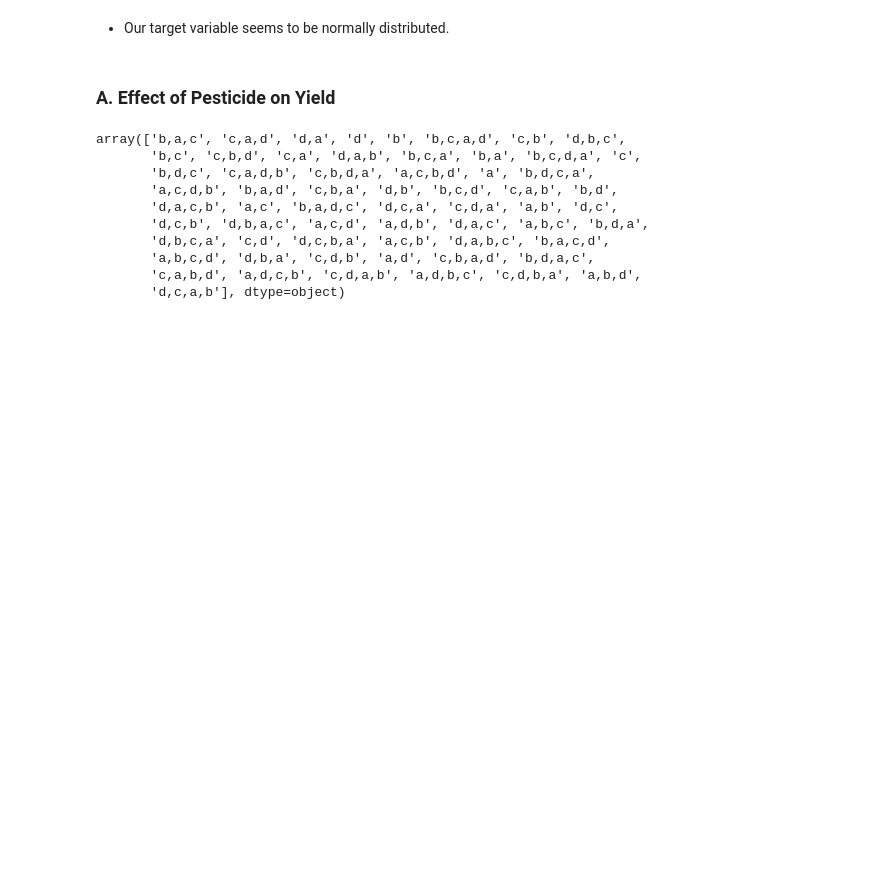
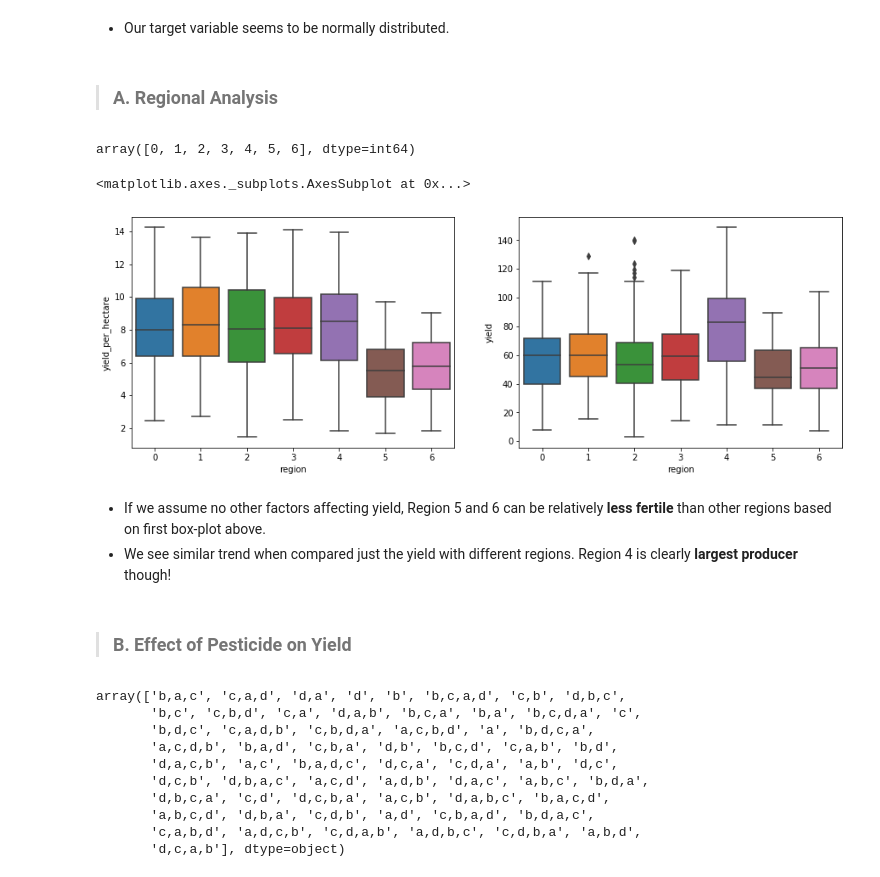
Before and after one commit to mahipal-z/Datalake-design-in-AWS, a Jupyter notebook: Datasets/farm_yield.ipynb, the cells around one changed output. Drawn from its saved outputs; the diff is of its cells as text; code cells hidden in the pictures; blank space fills up the shorter version.

```diff
--- a/Datasets/farm_yield.ipynb
+++ b/Datasets/farm_yield.ipynb
@@ -135,0 +138,7 @@ sns.despine(left=True)
+# %% [markdown]
+> ### A. Regional Analysis
+# %%
+#Check number of regions
+df.region.unique()
+# %% [output]
+array([0, 1, 2, 3, 4, 5, 6], dtype=int64)
@@ -136,5 +148,16 @@ sns.despine(left=True)
+# %%
+#Regional analysis
+fig, (ax0, ax1) = plt.subplots(nrows=1, ncols=2, sharey=False, figsize=(15,5))
+sns.boxplot('region', 'yield_per_hectare', data=df, ax=ax0)
+sns.boxplot('region', 'yield', data=df, ax=ax1)
+# %% [output]
+<matplotlib.axes._subplots.AxesSubplot at 0x...>
+[figure, added]
+# %% [markdown]
+* If we assume no other factors affecting yield, Region 5 and 6 can be relatively **less fertile** than other regions based on first box-plot above.
+* We see similar trend when compared just the yield with different regions. Region 4 is clearly **largest producer** though!
 # %% [markdown]
-### A. Effect of Pesticide on Yield
+> ### B. Effect of Pesticide on Yield
 # %%
 #Assess the 'categories' field
 df.categories.unique()
```
Also changed, not shown: parts of 56 cells of this notebook.
